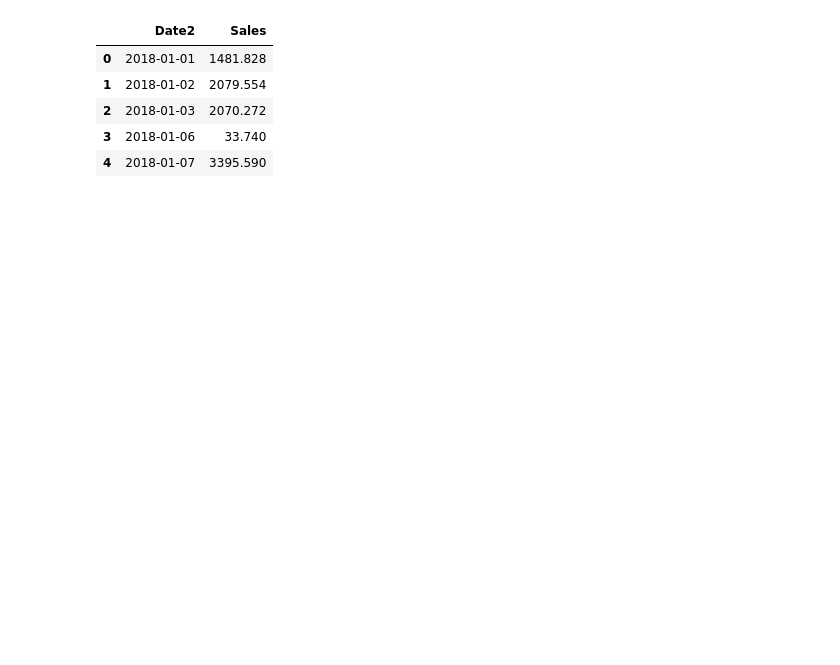
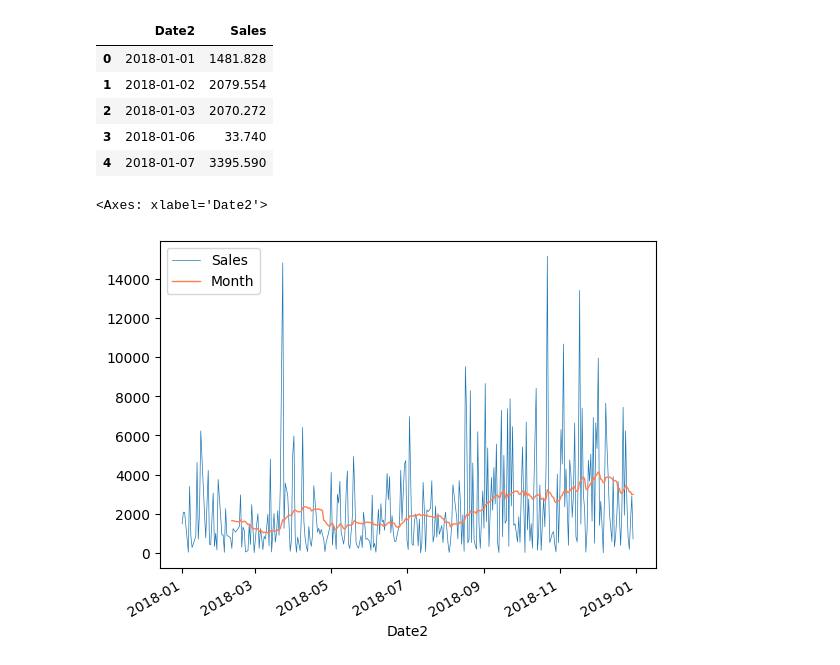
Before and after one commit to JeongDell/Things-that-Data-Analysis-Must-Know, a Jupyter notebook: Time Visualization Practice.ipynb, the cells around one changed output. Cells and saved outputs as stored; diff of their text form; code cells hidden in the pictures; blank space fills up the shorter version.

```diff
--- a/Time Visualization Practice.ipynb
+++ b/Time Visualization Practice.ipynb
@@ -40,7 +45,14 @@ df_line.head()
 | 2 | 2018-01-03 | 2070.272 |
 | 3 | 2018-01-06 | 33.740 |
 | 4 | 2018-01-07 | 3395.590 |
-# %%
-#30일 이동평균 생성
-
-df_line['Month'] = df
+# %%
+#30일 이동평균 생성
+
+df_line['Month'] = df_line['Sales'].rolling(window=30).mean()
+
+#선 그래프 시각화
+ax= df_line.plot(x='Date2', y='Sales',linewidth = '0.5')
+df_line.plot(x='Date2', y='Month', color='#FF7F50',linewidth='1',ax=ax)
+# %% [output]
+<Axes: xlabel='Date2'>
+[figure, added]
```
Also changed, not shown: parts of 1 cell of this notebook.
